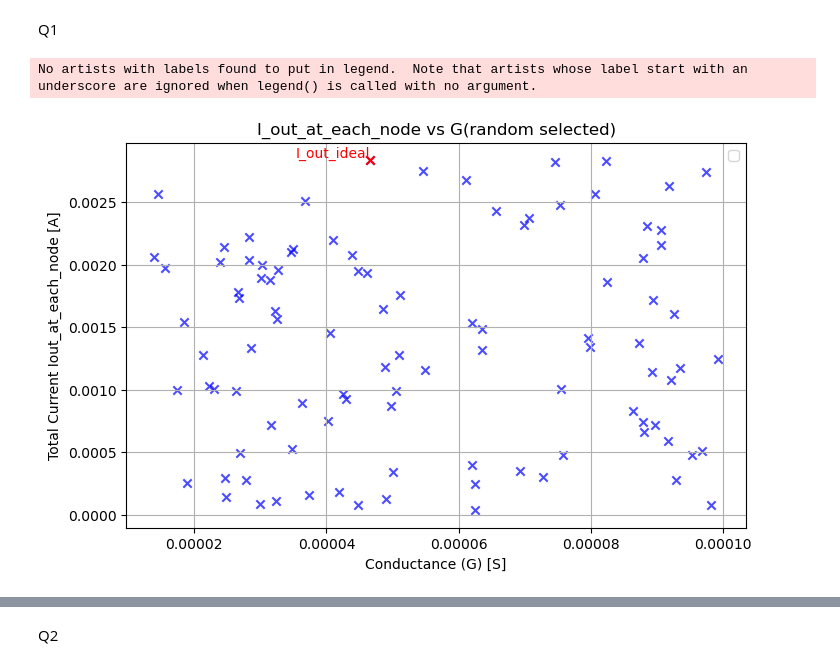
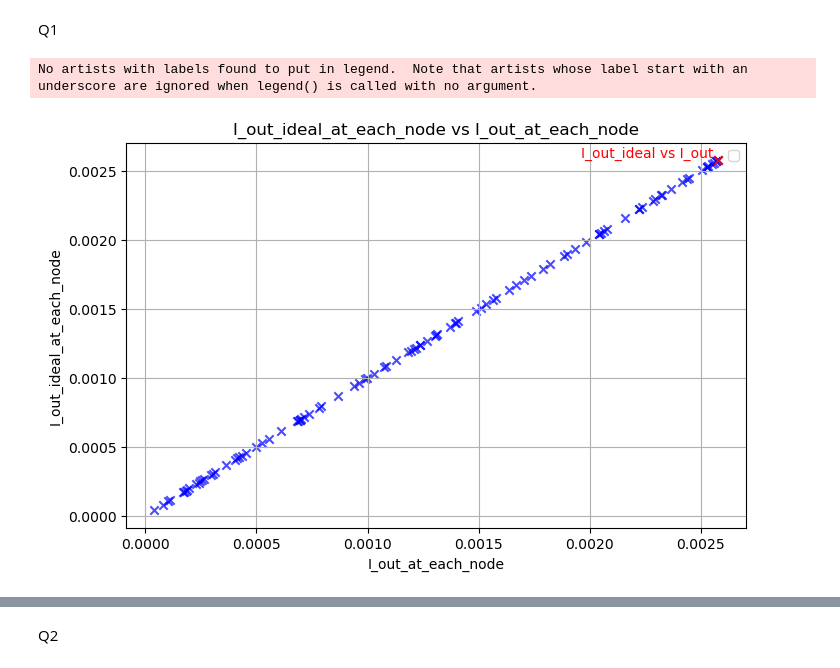
Before and after one commit to kqi5034/circuit-design, a Jupyter notebook: circuit.ipynb, the cells around one changed output, grey strips where cells are left out. Drawn from its saved outputs; the diff is of its cells as text; code cells hidden in the pictures.

```diff
--- a/circuit.ipynb
+++ b/circuit.ipynb
@@ -8,28 +9,28 @@ Q1
 # %%
 import matplotlib.pyplot as plt
 I=Vin*G
 I_node=np.cumsum(I)
 
 
 
 
 max_y_value = I_node[-1]
-max_x_value = G[-1]
+
 
 # Plot results
 
 
 # Plot results
 plt.figure(figsize=(8, 5))
-plt.scatter(G, I_node, color='blue', alpha=0.7,marker='x')
-plt.scatter(max_x_value, max_y_value, color='red', zorder=5, marker='x')
-plt.text(max_x_value, max_y_value, "I_out_ideal", fontsize=10, ha='right', va='bottom', color='red')
-plt.xlabel('Conductance (G) [S]')
-plt.ylabel('Total Current Iout_at_each_node [A]')
-plt.title('I_out_at_each_node vs G(random selected)')
+plt.scatter(I_node, I_node, color='blue', alpha=0.7,marker='x')
+plt.scatter(max_y_value, max_y_value, color='red', zorder=5, marker='x')
+plt.text(max_y_value, max_y_value, "I_out_ideal vs I_out ", fontsize=10, ha='right', va='bottom', color='red')
+plt.xlabel('I_out_at_each_node')
+plt.ylabel('I_out_ideal_at_each_node')
+plt.title('I_out_ideal_at_each_node vs I_out_at_each_node')
 plt.legend()
 plt.grid()
 plt.show()
 # %% [output]
 No artists with labels found to put in legend.  Note that artists whose label start with an underscore are ignored when legend() is called with no argument.
-[figure, old version]
+[figure, new version]
```
Also changed, not shown: parts of 10 cells of this notebook.
